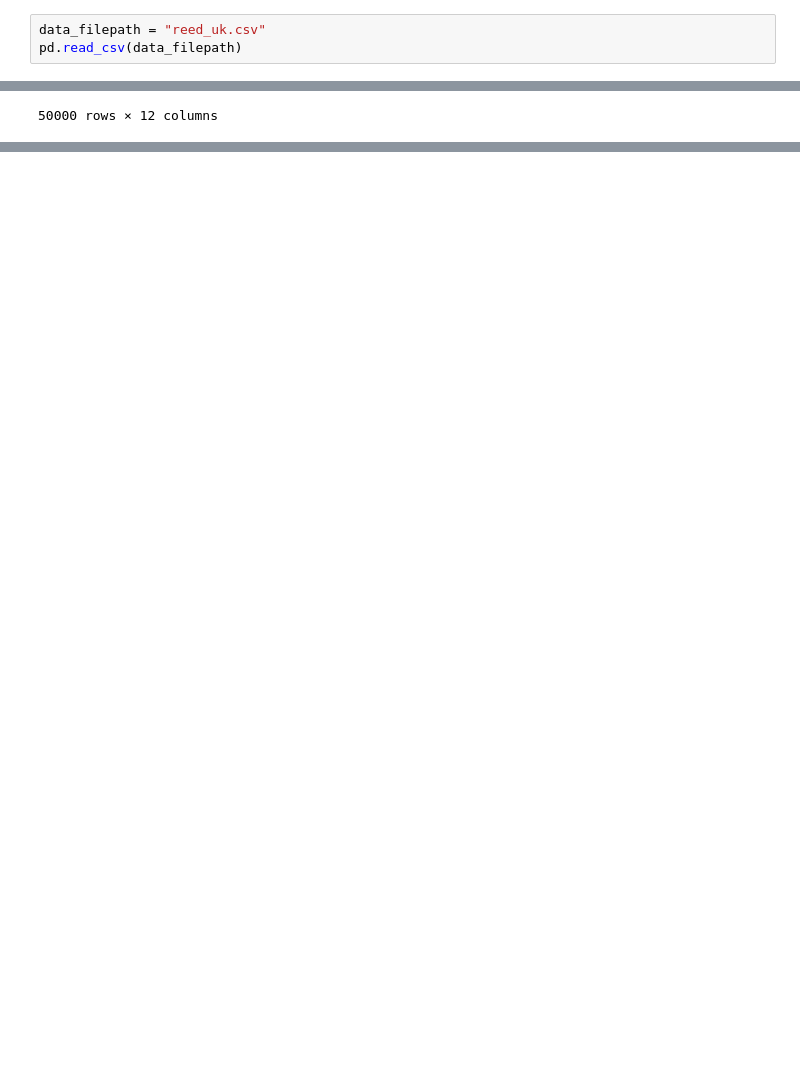
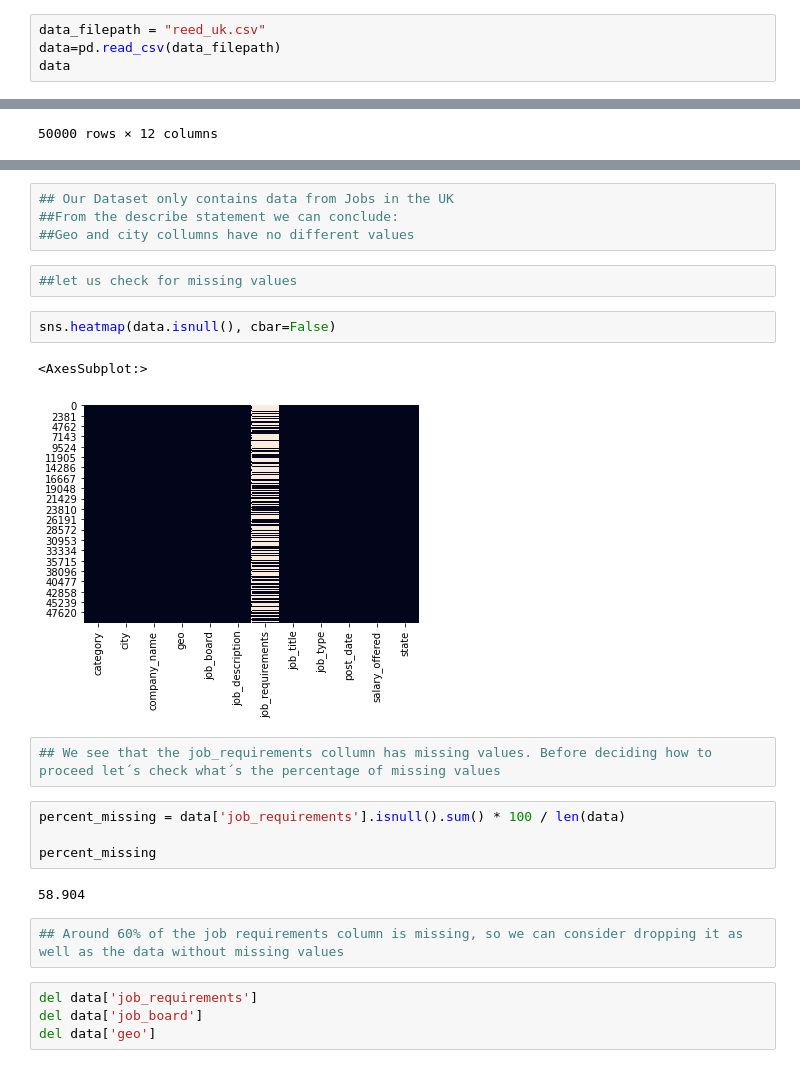
Before and after one commit to dexterneutron/TorreDSProject, a Jupyter notebook: TorreDSProject.ipynb, the cells around one changed output, grey strips where cells are left out. Cells and saved outputs as stored; diff of their text form; blank space fills up the shorter version.

Commit message:
Starting data exploration and feature engineering

```diff
--- a/TorreDSProject.ipynb
+++ b/TorreDSProject.ipynb
@@ -12,7 +12,8 @@ Setup Complete
 ## OK, let us just import the data and check the what the whole stuff is about
 # %%
 data_filepath = "reed_uk.csv"
-pd.read_csv(data_filepath)
+data=pd.read_csv(data_filepath)
+data
 # %% [output]
 |  | category | city | company_name | geo | job_board | job_description | job_requirements | job_title | ... |
 | 0 | catering jobs | Chudleigh | Haulfryn Group | uk | reed | Apply now New opportunity not to ... | NaN | Commis Chef | ... |
@@ -29,0 +43,25 @@ pd.read_csv(data_filepath)
+# %%
+## Our Dataset only contains data from Jobs in the UK
+##From the describe statement we can conclude:
+##Geo and city collumns have no different values
+# %%
+##let us check for missing values
+# %%
+sns.heatmap(data.isnull(), cbar=False)
+# %% [output]
+<AxesSubplot:>
+[figure, added]
+# %%
+## We see that the job_requirements collumn has missing values. Before deciding how to proceed let´s check what´s the percentage of missing values
+# %%
+percent_missing = data['job_requirements'].isnull().sum() * 100 / len(data)
+
+percent_missing
+# %% [output]
+58.904
+# %%
+## Around 60% of the job requirements column is missing, so we can consider dropping it as well as the data without missing values
+# %%
+del data['job_requirements']
+del data['job_board']
+del data['geo']
```
Also changed, not shown: parts of 4 cells of this notebook.
